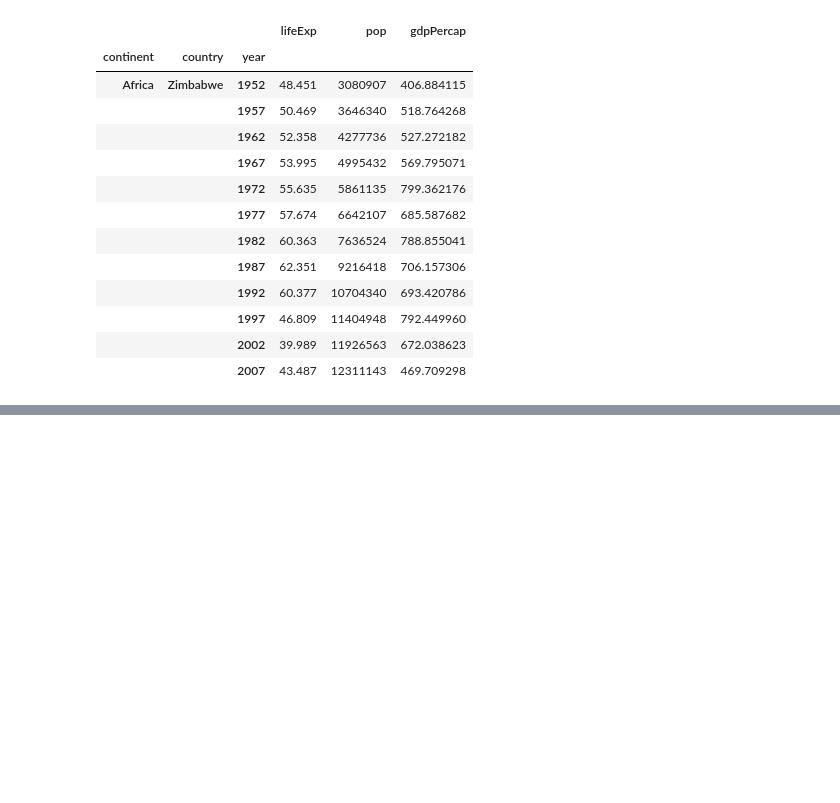
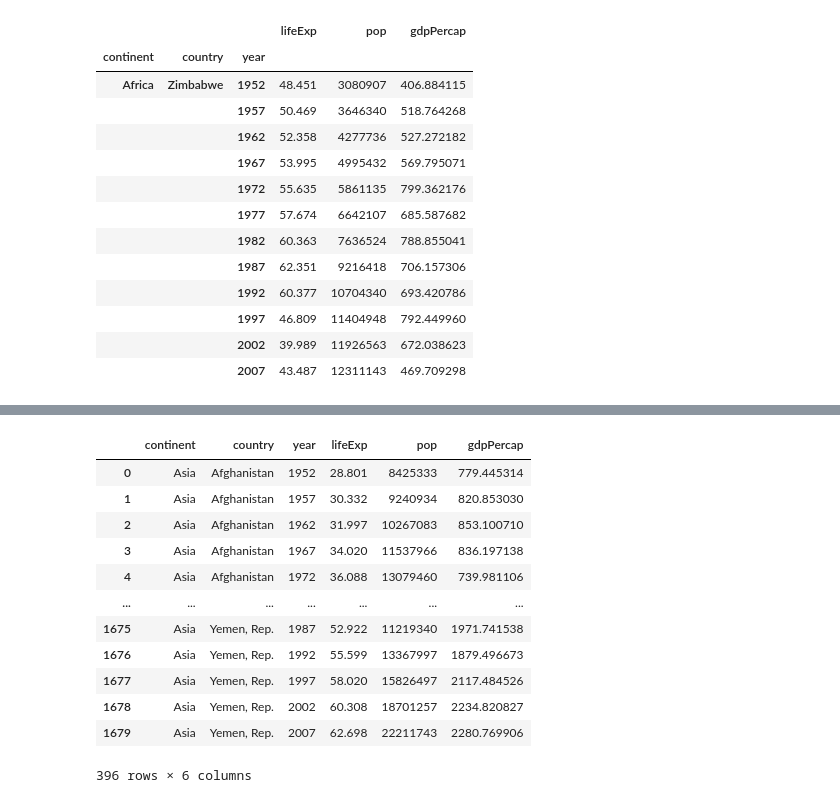
Before and after one commit to sledhead/python_core_test, a Jupyter notebook: pandas_gapminder.ipynb, the cells around one changed output, grey strips where cells are left out. Cells and saved outputs as stored; diff of their text form; code cells hidden in the pictures; blank space fills up the shorter version.

```diff
--- a/pandas_gapminder.ipynb
+++ b/pandas_gapminder.ipynb
@@ -333,0 +415,16 @@ gapminder.loc[:,'Zimbabwe',:]
+# %%
+gapminder_reset.loc[gapminder_reset['continent'] == 'Asia']
+# %% [output]
+|  | continent | country | year | lifeExp | pop | gdpPercap |
+| 0 | Asia | Afghanistan | 1952 | 28.801 | 8425333 | 779.445314 |
+| 1 | Asia | Afghanistan | 1957 | 30.332 | 9240934 | 820.853030 |
+| 2 | Asia | Afghanistan | 1962 | 31.997 | 10267083 | 853.100710 |
+| 3 | Asia | Afghanistan | 1967 | 34.020 | 11537966 | 836.197138 |
+| 4 | Asia | Afghanistan | 1972 | 36.088 | 13079460 | 739.981106 |
+| ... | ... | ... | ... | ... | ... | ... |
+| 1675 | Asia | Yemen, Rep. | 1987 | 52.922 | 11219340 | 1971.741538 |
+| 1676 | Asia | Yemen, Rep. | 1992 | 55.599 | 13367997 | 1879.496673 |
+| 1677 | Asia | Yemen, Rep. | 1997 | 58.020 | 15826497 | 2117.484526 |
+| 1678 | Asia | Yemen, Rep. | 2002 | 60.308 | 18701257 | 2234.820827 |
+| 1679 | Asia | Yemen, Rep. | 2007 | 62.698 | 22211743 | 2280.769906 |
+396 rows × 6 columns
```
Also changed, not shown: parts of 15 cells of this notebook.
